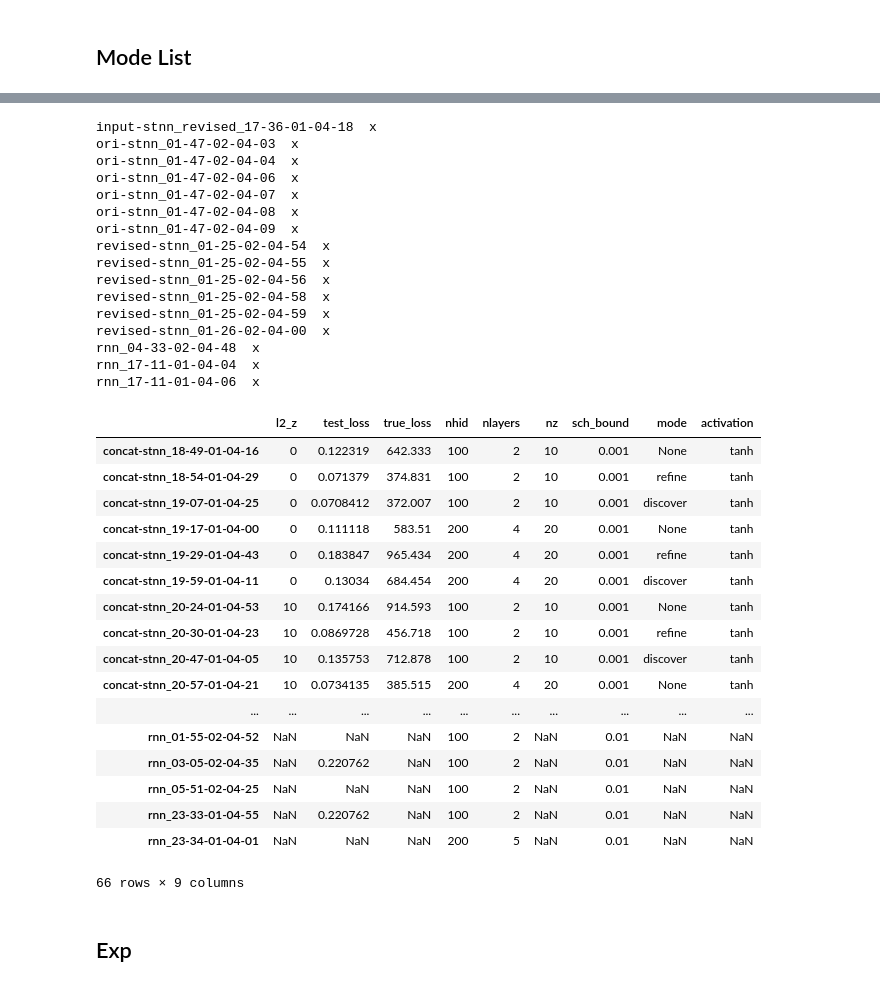
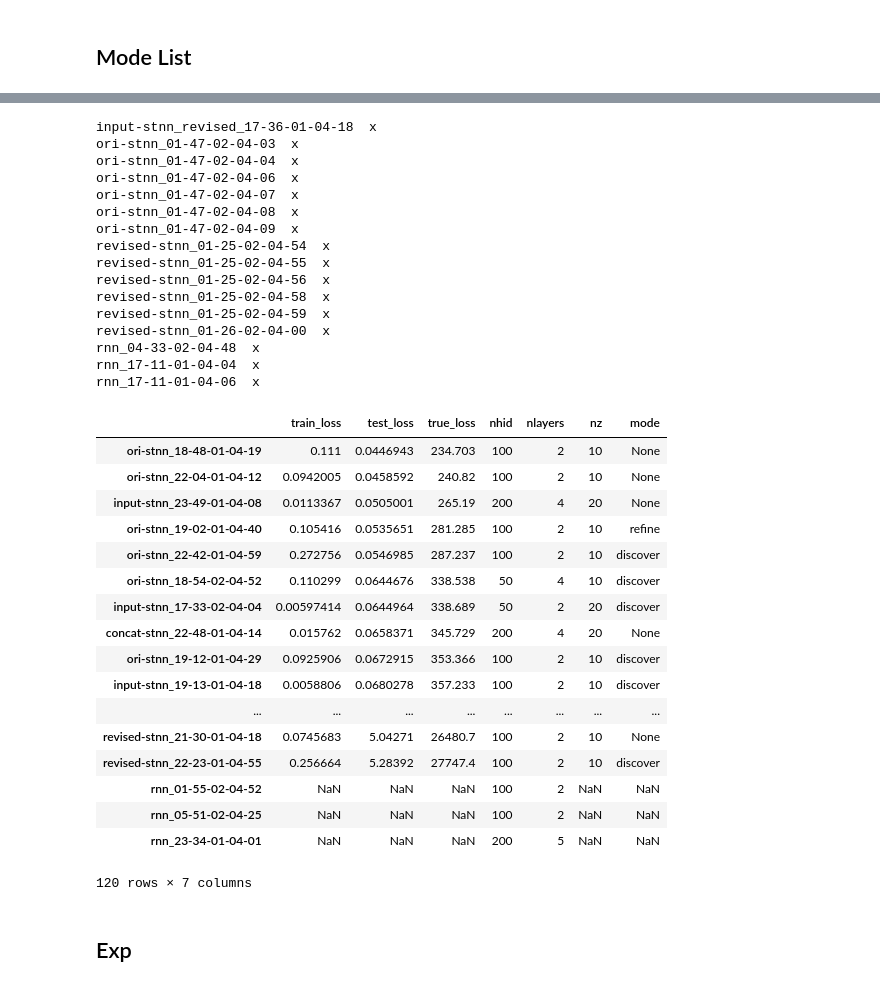
Before and after one commit to wtding1998/RNN_nCov, a Jupyter notebook: test_result.ipynb, the cells around one changed output, grey strips where cells are left out. Cells and saved outputs as stored; diff of their text form; code cells hidden in the pictures.

```diff
--- a/test_result.ipynb
+++ b/test_result.ipynb
@@ -60,42 +38,42 @@ result.get_config(os.path.join(folder, 'concat-loss_18-26-01-04-54'))
 # %%
 stnn = result.Printer(folder)
-stnn.get_df(col=['l2_z', 'test_loss', 'true_loss', 'nhid', 'nlayers', 'nz', 'sch_bound', 'mode', 'activation'], mean=False, min=False)
+stnn.get_df(col=['train_loss', 'test_loss', 'true_loss', 'nhid', 'nlayers', 'nz', 'mode'], mean=False, min=False).sort_values('test_loss', ascending=True)
 # stnn.min_idx()
 # %% [output]
 input-stnn_revised_17-36-01-04-18  x
 ori-stnn_01-47-02-04-03  x
 ori-stnn_01-47-02-04-04  x
 ori-stnn_01-47-02-04-06  x
 ori-stnn_01-47-02-04-07  x
 ori-stnn_01-47-02-04-08  x
 ori-stnn_01-47-02-04-09  x
 revised-stnn_01-25-02-04-54  x
 revised-stnn_01-25-02-04-55  x
 revised-stnn_01-25-02-04-56  x
 revised-stnn_01-25-02-04-58  x
 revised-stnn_01-25-02-04-59  x
 revised-stnn_01-26-02-04-00  x
 rnn_04-33-02-04-48  x
 rnn_17-11-01-04-04  x
 rnn_17-11-01-04-06  x
-|  | l2_z | test_loss | true_loss | nhid | nlayers | nz | sch_bound | mode | activation |
-| concat-stnn_18-49-01-04-16 | 0 | 0.122319 | 642.333 | 100 | 2 | 10 | 0.001 | None | tanh |
-| concat-stnn_18-54-01-04-29 | 0 | 0.071379 | 374.831 | 100 | 2 | 10 | 0.001 | refine | tanh |
-| concat-stnn_19-07-01-04-25 | 0 | 0.0708412 | 372.007 | 100 | 2 | 10 | 0.001 | discover | tanh |
-| concat-stnn_19-17-01-04-00 | 0 | 0.111118 | 583.51 | 200 | 4 | 20 | 0.001 | None | tanh |
-| concat-stnn_19-29-01-04-43 | 0 | 0.183847 | 965.434 | 200 | 4 | 20 | 0.001 | refine | tanh |
-| concat-stnn_19-59-01-04-11 | 0 | 0.13034 | 684.454 | 200 | 4 | 20 | 0.001 | discover | tanh |
-| concat-stnn_20-24-01-04-53 | 10 | 0.174166 | 914.593 | 100 | 2 | 10 | 0.001 | None | tanh |
-| concat-stnn_20-30-01-04-23 | 10 | 0.0869728 | 456.718 | 100 | 2 | 10 | 0.001 | refine | tanh |
-| concat-stnn_20-47-01-04-05 | 10 | 0.135753 | 712.878 | 100 | 2 | 10 | 0.001 | discover | tanh |
-| concat-stnn_20-57-01-04-21 | 10 | 0.0734135 | 385.515 | 200 | 4 | 20 | 0.001 | None | tanh |
-| ... | ... | ... | ... | ... | ... | ... | ... | ... | ... |
-| rnn_01-55-02-04-52 | NaN | NaN | NaN | 100 | 2 | NaN | 0.01 | NaN | NaN |
-| rnn_03-05-02-04-35 | NaN | 0.220762 | NaN | 100 | 2 | NaN | 0.01 | NaN | NaN |
-| rnn_05-51-02-04-25 | NaN | NaN | NaN | 100 | 2 | NaN | 0.01 | NaN | NaN |
-| rnn_23-33-01-04-55 | NaN | 0.220762 | NaN | 100 | 2 | NaN | 0.01 | NaN | NaN |
-| rnn_23-34-01-04-01 | NaN | NaN | NaN | 200 | 5 | NaN | 0.01 | NaN | NaN |
+|  | train_loss | test_loss | true_loss | nhid | nlayers | nz | mode |
+| ori-stnn_18-48-01-04-19 | 0.111 | 0.0446943 | 234.703 | 100 | 2 | 10 | None |
+| ori-stnn_22-04-01-04-12 | 0.0942005 | 0.0458592 | 240.82 | 100 | 2 | 10 | None |
+| input-stnn_23-49-01-04-08 | 0.0113367 | 0.0505001 | 265.19 | 200 | 4 | 20 | None |
+| ori-stnn_19-02-01-04-40 | 0.105416 | 0.0535651 | 281.285 | 100 | 2 | 10 | refine |
+| ori-stnn_22-42-01-04-59 | 0.272756 | 0.0546985 | 287.237 | 100 | 2 | 10 | discover |
+| ori-stnn_18-54-02-04-52 | 0.110299 | 0.0644676 | 338.538 | 50 | 4 | 10 | discover |
+| input-stnn_17-33-02-04-04 | 0.00597414 | 0.0644964 | 338.689 | 50 | 2 | 20 | discover |
+| concat-stnn_22-48-01-04-14 | 0.015762 | 0.0658371 | 345.729 | 200 | 4 | 20 | None |
+| ori-stnn_19-12-01-04-29 | 0.0925906 | 0.0672915 | 353.366 | 100 | 2 | 10 | discover |
+| input-stnn_19-13-01-04-18 | 0.0058806 | 0.0680278 | 357.233 | 100 | 2 | 10 | discover |
+| ... | ... | ... | ... | ... | ... | ... | ... |
+| revised-stnn_21-30-01-04-18 | 0.0745683 | 5.04271 | 26480.7 | 100 | 2 | 10 | None |
+| revised-stnn_22-23-01-04-55 | 0.256664 | 5.28392 | 27747.4 | 100 | 2 | 10 | discover |
+| rnn_01-55-02-04-52 | NaN | NaN | NaN | 100 | 2 | NaN | NaN |
+| rnn_05-51-02-04-25 | NaN | NaN | NaN | 100 | 2 | NaN | NaN |
+| rnn_23-34-01-04-01 | NaN | NaN | NaN | 200 | 5 | NaN | NaN |
-66 rows × 9 columns
+120 rows × 7 columns
 # %% [markdown]
 ## Exp
 # %%
```
Also changed, not shown: parts of 2 cells of this notebook, 3 other files.
